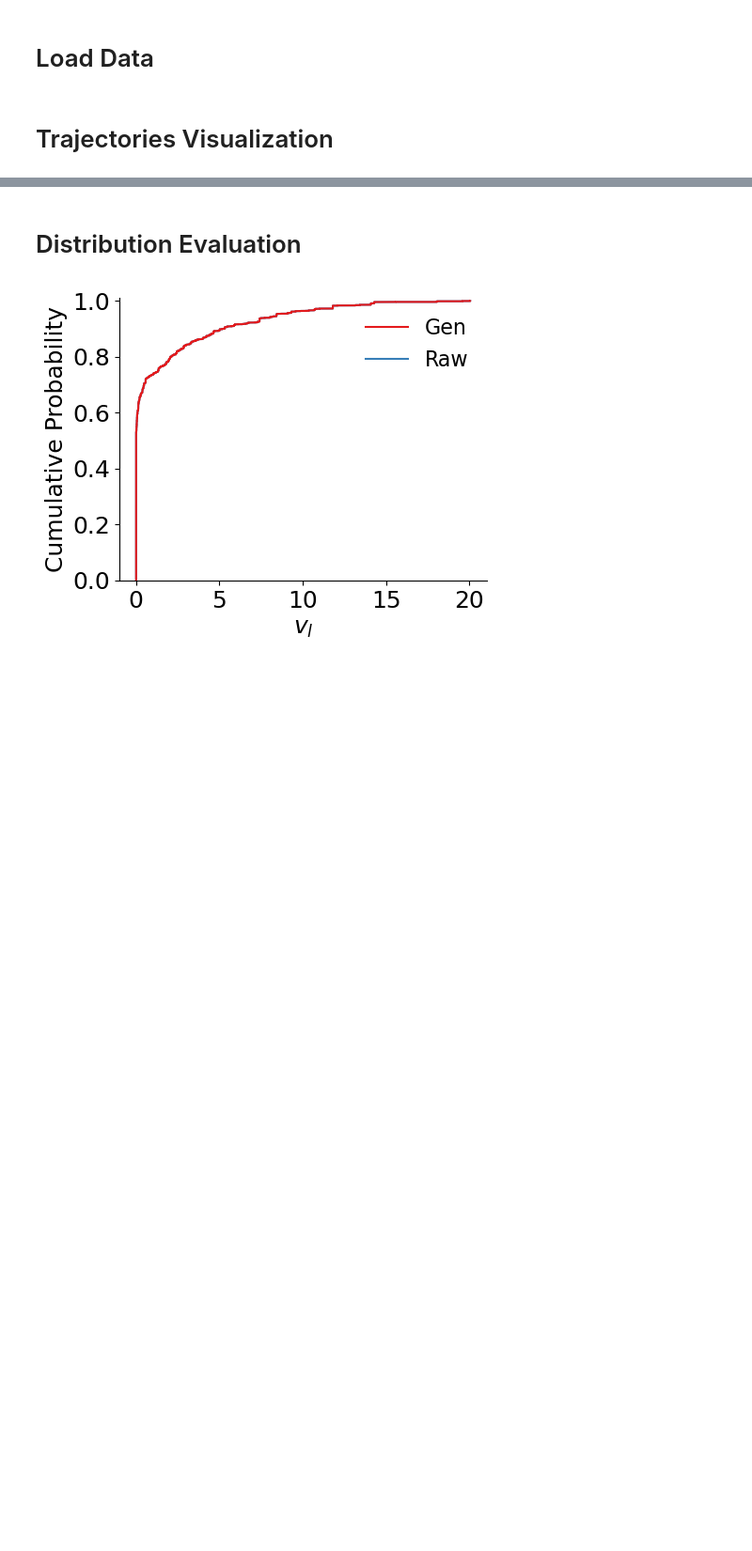
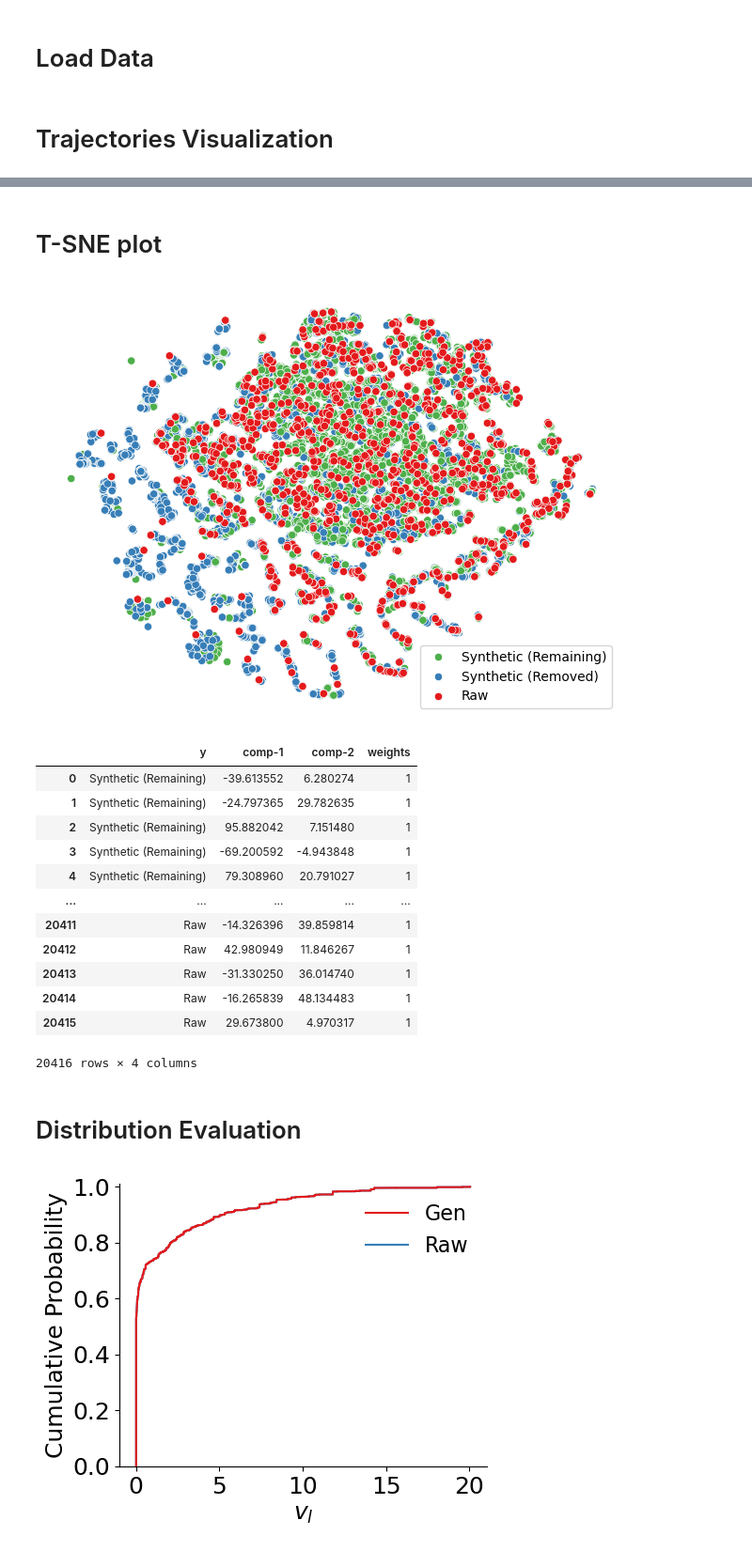
Before and after one commit to ShawnZhaoMX/RearEndCrashGeneration, a Jupyter notebook: Evaluation.ipynb, the cells around one changed output, grey strips where cells are left out. Shown at 94% size. Saved outputs shown, nothing was run; the diff lists cells and outputs as text; code cells hidden in the pictures; blank space fills up the shorter version.

Commit message:
update tsne

```diff
--- a/Evaluation.ipynb
+++ b/Evaluation.ipynb
@@ -94,5 +98,24 @@ trajInspection(
 # %%
 # [:y_gen_eva.shape[0]][y_gen_eva_filter!=-1]
+# %% [markdown]
+# T-SNE plot
+# %%
+tsne_anslysis(X_raw_eva[:,:,0],X_gen_eva[:,:,0],idxcut_gen_eva)
+# %% [output]
+[figure, added]
+|  | y | comp-1 | comp-2 | weights |
+| 0 | Synthetic (Remaining) | -39.613552 | 6.280274 | 1 |
+| 1 | Synthetic (Remaining) | -24.797365 | 29.782635 | 1 |
+| 2 | Synthetic (Remaining) | 95.882042 | 7.151480 | 1 |
+| 3 | Synthetic (Remaining) | -69.200592 | -4.943848 | 1 |
+| 4 | Synthetic (Remaining) | 79.308960 | 20.791027 | 1 |
+| ... | ... | ... | ... | ... |
+| 20411 | Raw | -14.326396 | 39.859814 | 1 |
+| 20412 | Raw | 42.980949 | 11.846267 | 1 |
+| 20413 | Raw | -31.330250 | 36.014740 | 1 |
+| 20414 | Raw | -16.265839 | 48.134483 | 1 |
+| 20415 | Raw | 29.673800 | 4.970317 | 1 |
+20416 rows × 4 columns
 # %% [markdown]
 # Distribution Evaluation
 # %%
```
Also changed, not shown: parts of 7 cells of this notebook, 2 other files.
